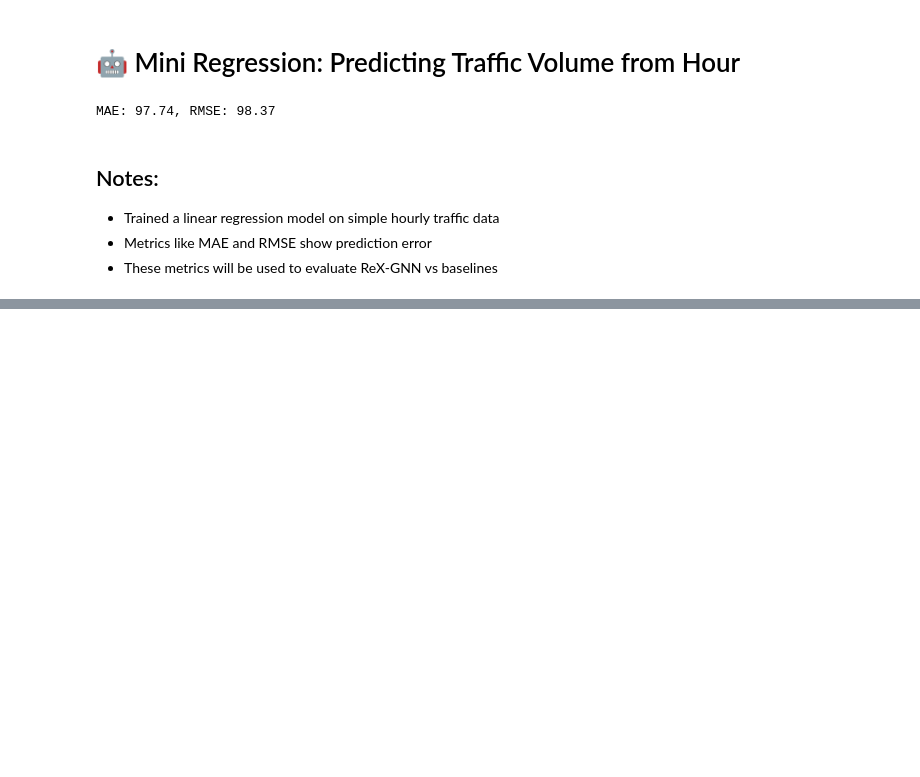
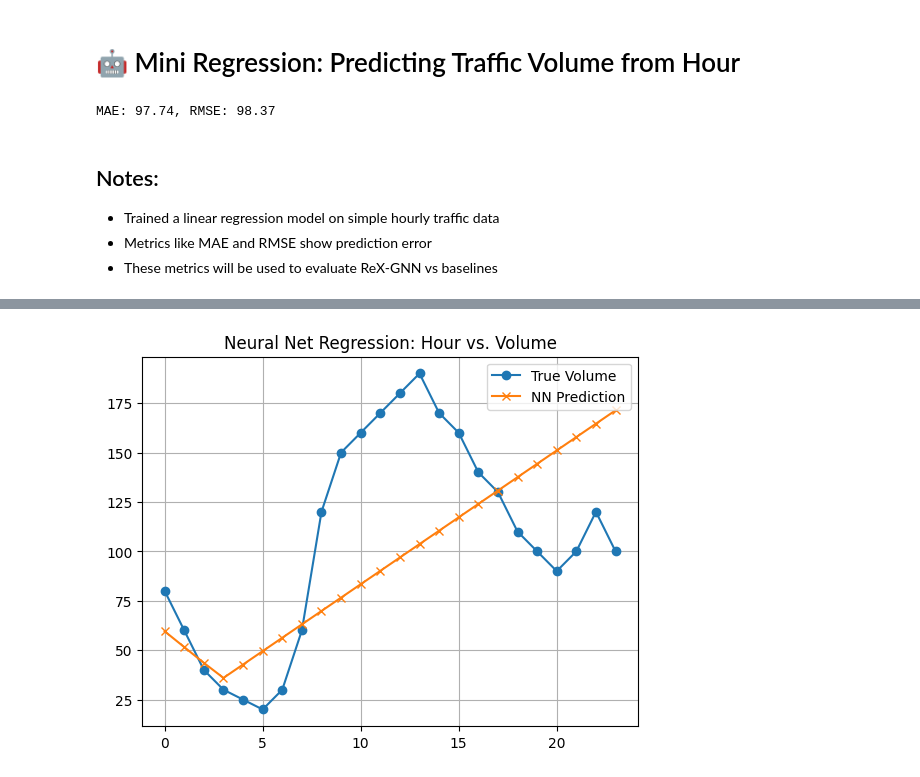
Before and after one commit to Abidullha/ReX-GNN, a Jupyter notebook: ReX_GNN_Setup.ipynb, the cells around one changed output, grey strips where cells are left out. Saved outputs shown, nothing was run; the diff lists cells and outputs as text; code cells hidden in the pictures; blank space fills up the shorter version.

Commit message:
Add neural network regression section to ReX-GNN-Setup notebook

```diff
--- a/ReX_GNN_Setup.ipynb
+++ b/ReX_GNN_Setup.ipynb
@@ -79,0 +93,32 @@ MAE: 97.74, RMSE: 98.37
+# %%
+import torch
+import torch.nn as nn
+import torch.optim as optim
+
+# Simulated data: hours of day → traffic volume
+X = torch.arange(0, 24).float().reshape(-1, 1)
+y = torch.tensor([80, 60, 40, 30, 25, 20, 30, 60, 120, 150, 160, 170,
+                  180, 190, 170, 160, 140, 130, 110, 100, 90, 100, 120, 100]).float().reshape(-1, 1)
+
+# Define a small neural network
+model = nn.Sequential(
+    nn.Linear(1, 32),
+    nn.ReLU(),
+    nn.Linear(32, 1)
+)
+
+loss_fn = nn.MSELoss()
+optimizer = optim.Adam(model.parameters(), lr=0.01)
+
+# Training loop
+for epoch in range(300):
+    model.train()
+    y_pred = model(X)
+    loss = loss_fn(y_pred, y)
+
+    optimizer.zero_grad()
+    loss.backward()
+    optimizer.step()
+
+    if epoch % 50 == 0:
+        print(f"Epoch {epoch}: Loss = {loss.item():.2f}")
@@ -79,0 +141,14 @@ MAE: 97.74, RMSE: 98.37
+# %%
+import matplotlib.pyplot as plt
+
+model.eval()
+preds = model(X).detach().numpy()
+
+plt.plot(X.numpy(), y.numpy(), label='True Volume', marker='o')
+plt.plot(X.numpy(), preds, label='NN Prediction', marker='x')
+plt.legend()
+plt.title("Neural Net Regression: Hour vs. Volume")
+plt.grid(True)
+plt.show()
+# %% [output]
+[figure, added]
```
Also changed, not shown: parts of 3 cells of this notebook.
